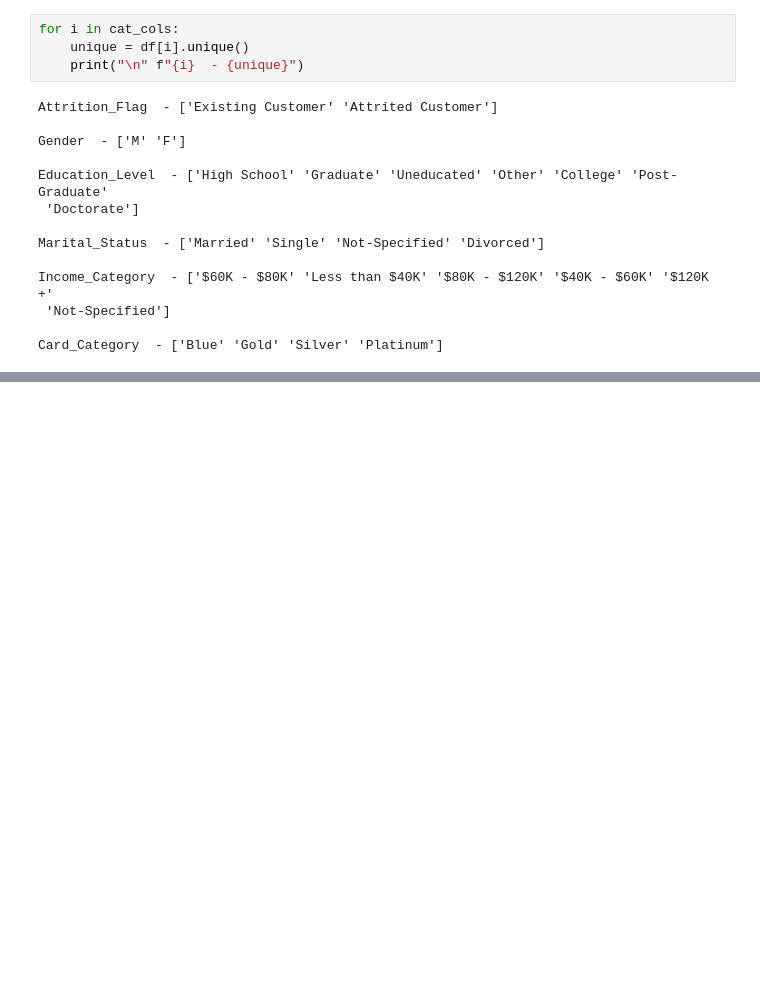
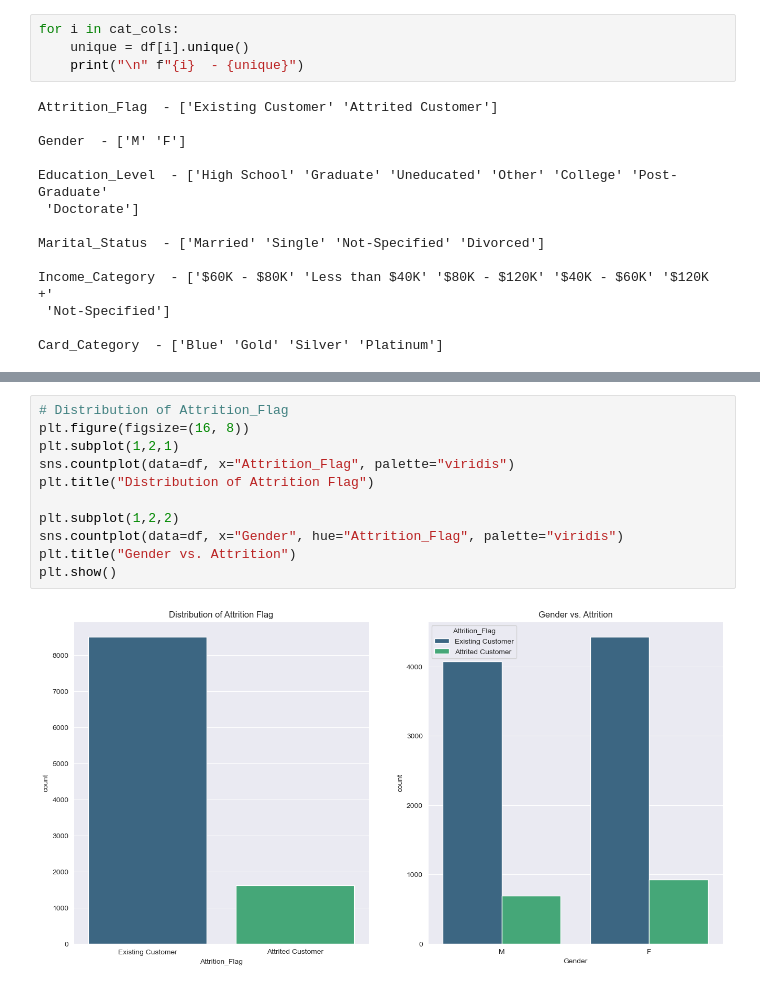
Before and after one commit to AbhishekWaghchaure/D2K_CompanyAssessment_Credit_Card_Customer_Analysis, a Jupyter notebook: Notebooks/cleaning_and_analysis.ipynb, the cells around one changed output, grey strips where cells are left out. Cells and saved outputs as stored; diff of their text form; blank space fills up the shorter version.

```diff
--- a/Notebooks/cleaning_and_analysis.ipynb
+++ b/Notebooks/cleaning_and_analysis.ipynb
@@ -208,0 +262,13 @@ Card_Category  - ['Blue' 'Gold' 'Silver' 'Platinum']
+# %%
+# Distribution of Attrition_Flag
+plt.figure(figsize=(16, 8))
+plt.subplot(1,2,1)
+sns.countplot(data=df, x="Attrition_Flag", palette="viridis")
+plt.title("Distribution of Attrition Flag")
+
+plt.subplot(1,2,2)
+sns.countplot(data=df, x="Gender", hue="Attrition_Flag", palette="viridis")
+plt.title("Gender vs. Attrition")
+plt.show()
+# %% [output]
+[figure, added]
```
Also changed, not shown: parts of 16 cells of this notebook, 2 other files.
